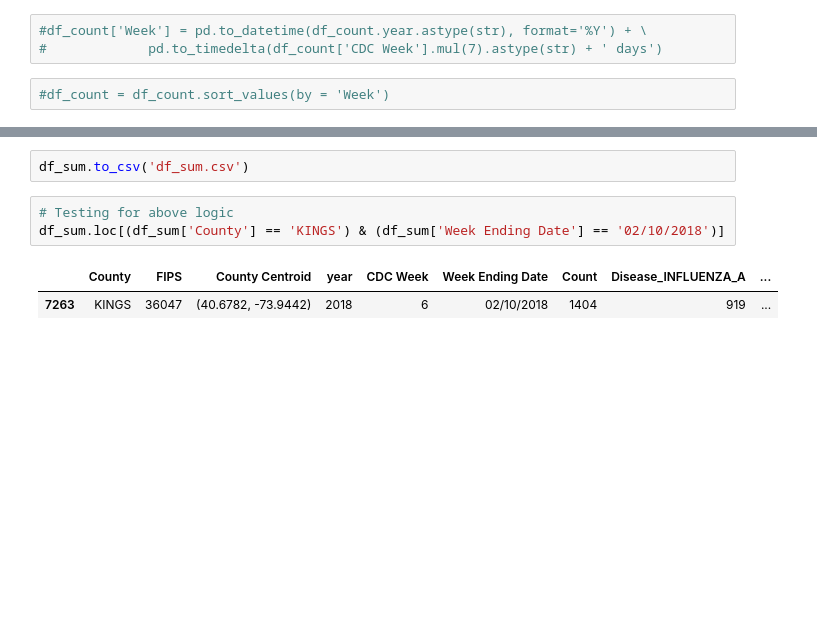
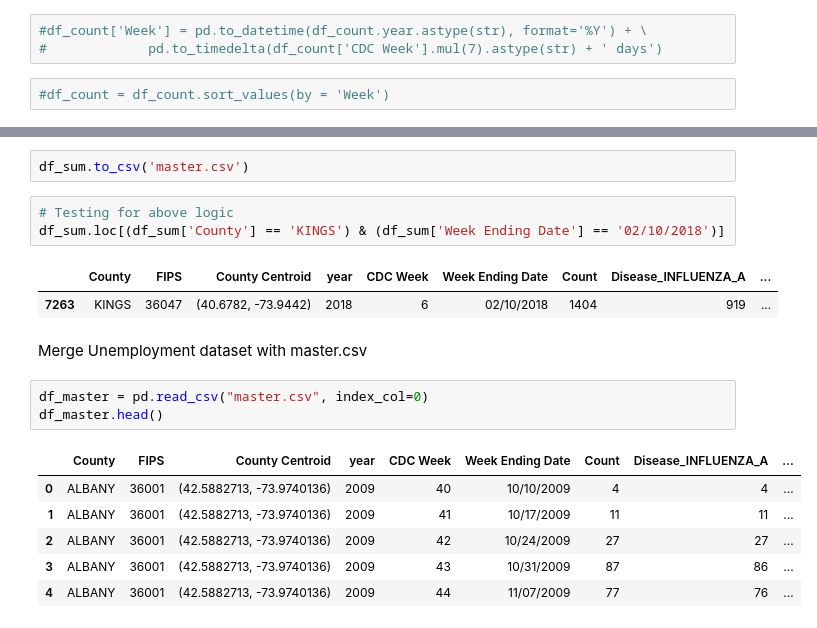
Before and after one commit to shivasanketh-rm/InfluenzaOutbreaks, a Jupyter notebook: InfluenzaOutbreak_DataPreparation.ipynb, the cells around one changed output, grey strips where cells are left out. Cells and saved outputs as stored; diff of their text form; blank space fills up the shorter version.

```diff
--- a/InfluenzaOutbreak_DataPreparation.ipynb
+++ b/InfluenzaOutbreak_DataPreparation.ipynb
@@ -113,10 +115,22 @@ df_sum.head(15)
 | 13 | ALBANY | 36001 | (42.5882713, -73.9740136) | 2010 | 2 | 01/16/2010 | 0 | 0 | ... |
 | 14 | ALBANY | 36001 | (42.5882713, -73.9740136) | 2010 | 3 | 01/23/2010 | 0 | 0 | ... |
 # %%
-df_sum.to_csv('df_sum.csv')
+df_sum.to_csv('master.csv')
 # %%
 # Testing for above logic
 df_sum.loc[(df_sum['County'] == 'KINGS') & (df_sum['Week Ending Date'] == '02/10/2018')]
 # %% [output]
 |  | County | FIPS | County Centroid | year | CDC Week | Week Ending Date | Count | Disease_INFLUENZA_A | ... |
 | 7263 | KINGS | 36047 | (40.6782, -73.9442) | 2018 | 6 | 02/10/2018 | 1404 | 919 | ... |
+# %% [markdown]
+Merge Unemployment dataset with master.csv
+# %%
+df_master = pd.read_csv("master.csv", index_col=0)
+df_master.head()
+# %% [output]
+|  | County | FIPS | County Centroid | year | CDC Week | Week Ending Date | Count | Disease_INFLUENZA_A | ... |
+| 0 | ALBANY | 36001 | (42.5882713, -73.9740136) | 2009 | 40 | 10/10/2009 | 4 | 4 | ... |
+| 1 | ALBANY | 36001 | (42.5882713, -73.9740136) | 2009 | 41 | 10/17/2009 | 11 | 11 | ... |
+| 2 | ALBANY | 36001 | (42.5882713, -73.9740136) | 2009 | 42 | 10/24/2009 | 27 | 27 | ... |
+| 3 | ALBANY | 36001 | (42.5882713, -73.9740136) | 2009 | 43 | 10/31/2009 | 87 | 86 | ... |
+| 4 | ALBANY | 36001 | (42.5882713, -73.9740136) | 2009 | 44 | 11/07/2009 | 77 | 76 | ... |
```
Also changed, not shown: parts of 12 cells of this notebook.
